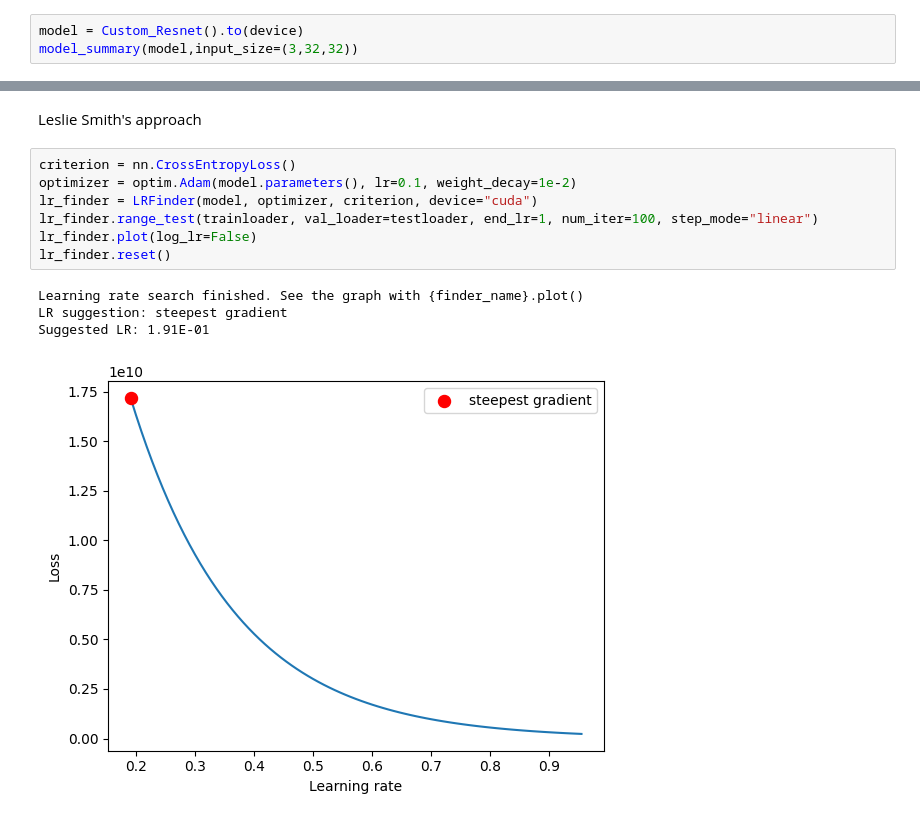
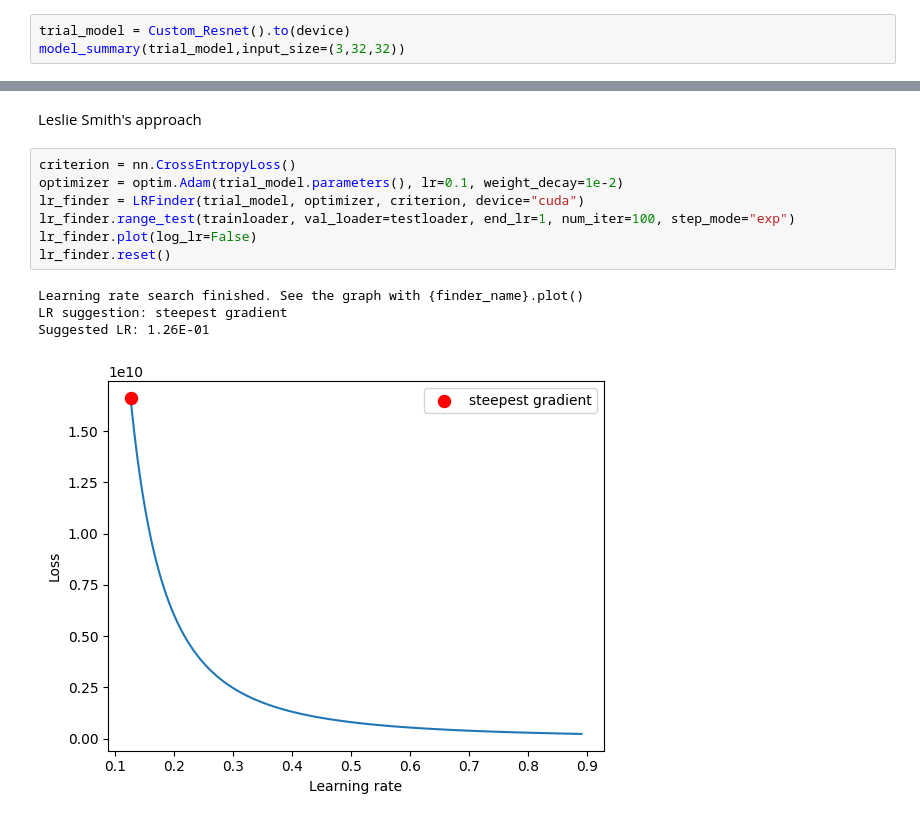
Before and after one commit to Omkar1634/ERA_V2, a Jupyter notebook: Jupyter_Notebook/Assignment_10.ipynb, the cells around one changed output, grey strips where cells are left out. Saved outputs shown, nothing was run; the diff lists cells and outputs as text.

```diff
--- a/Jupyter_Notebook/Assignment_10.ipynb
+++ b/Jupyter_Notebook/Assignment_10.ipynb
@@ -23,8 +45,8 @@ CUDA Available? True
 Files already downloaded and verified
 Files already downloaded and verified
 # %%
-model = Custom_Resnet().to(device)
-model_summary(model,input_size=(3,32,32))
+trial_model = Custom_Resnet().to(device)
+model_summary(trial_model,input_size=(3,32,32))
 # %% [output]
 ----------------------------------------------------------------
         Layer (type)               Output Shape         Param #
@@ -47,14 +69,14 @@ Estimated Total Size (MB): 31.84
 Leslie Smith's approach
 # %%
 criterion = nn.CrossEntropyLoss()
-optimizer = optim.Adam(model.parameters(), lr=0.1, weight_decay=1e-2)
-lr_finder = LRFinder(model, optimizer, criterion, device="cuda")
-lr_finder.range_test(trainloader, val_loader=testloader, end_lr=1, num_iter=100, step_mode="linear")
+optimizer = optim.Adam(trial_model.parameters(), lr=0.1, weight_decay=1e-2)
+lr_finder = LRFinder(trial_model, optimizer, criterion, device="cuda")
+lr_finder.range_test(trainloader, val_loader=testloader, end_lr=1, num_iter=100, step_mode="exp")
 lr_finder.plot(log_lr=False)
 lr_finder.reset()
 # %% [output]
 Learning rate search finished. See the graph with {finder_name}.plot()
 LR suggestion: steepest gradient
-Suggested LR: 1.91E-01
+Suggested LR: 1.26E-01
-[figure, old version]
+[figure, new version]
 # %%
```
Also changed, not shown: parts of 8 cells of this notebook.
